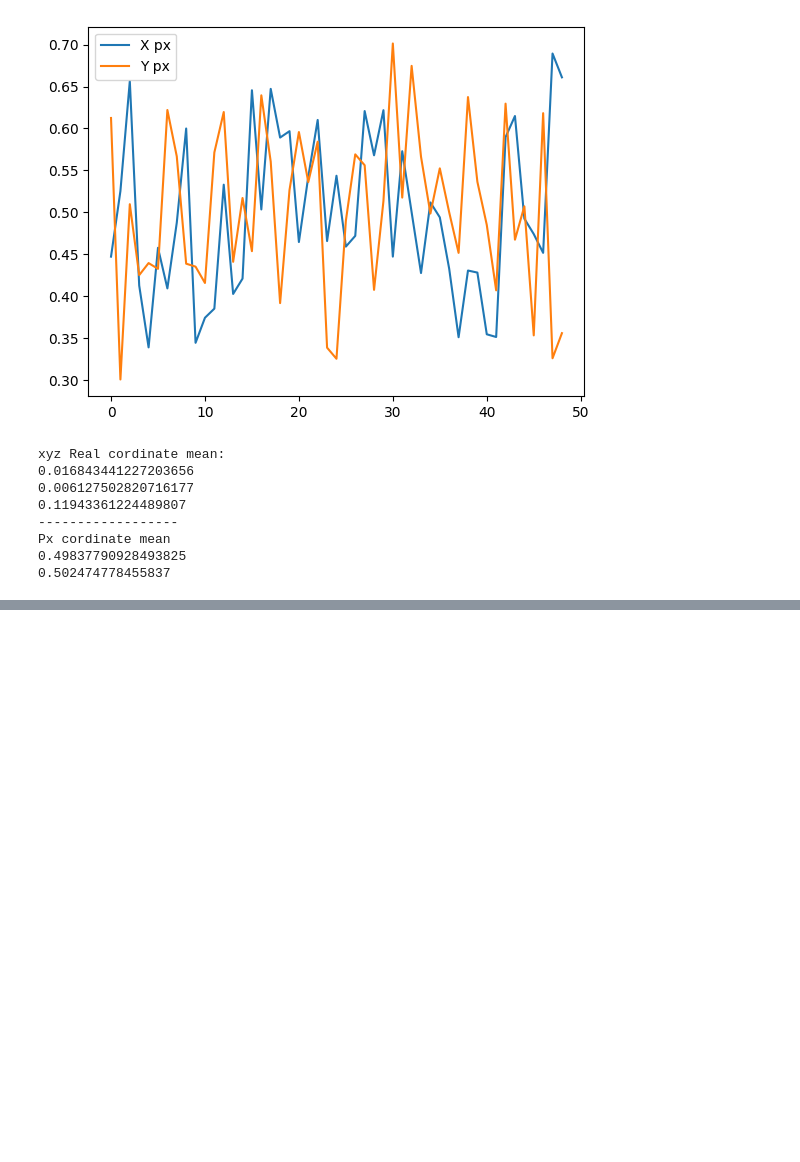
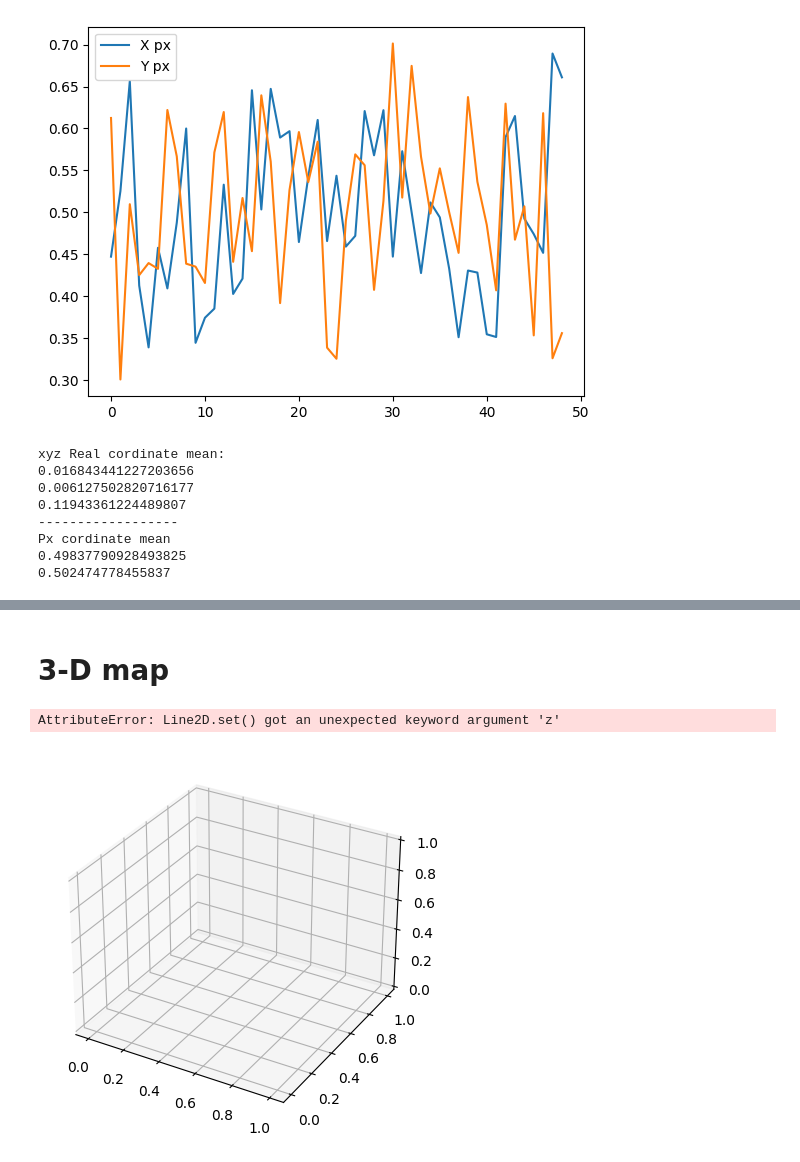
Before and after one commit to Cyber1derer/BallDetector, a Jupyter notebook: analysis/ProjectPointEstimation.ipynb, the cells around one changed output, grey strips where cells are left out. Saved outputs shown, nothing was run; the diff lists cells and outputs as text; code cells hidden in the pictures; blank space fills up the shorter version.

```diff
--- a/analysis/ProjectPointEstimation.ipynb
+++ b/analysis/ProjectPointEstimation.ipynb
@@ -537,0 +238,23 @@ print (NormX)
+# %% [markdown]
+# 3-D map
+# %%
+import pandas as pd
+import seaborn as sns
+
+# Создаем список точек
+points = [(1,2,3), (2,3,4), (3,4,5)]
+
+# Создаем датафрейм Pandas из списка
+df = pd.DataFrame(points, columns=['x', 'y', 'z'])
+
+# Cоздаем график с помощью Seaborn
+fig = plt.figure()
+ax = fig.add_subplot(111, projection='3d')
+sns.lineplot(x='x', y='y', z='z', data=df, ax=ax)
+ax.set_xlabel('X')
+ax.set_ylabel('Y')
+ax.set_zlabel('Z')
+plt.show()
+# %% [output]
+AttributeError: Line2D.set() got an unexpected keyword argument 'z'
+[figure, added]
```
Also changed, not shown: parts of 17 cells of this notebook, 6 other files.
